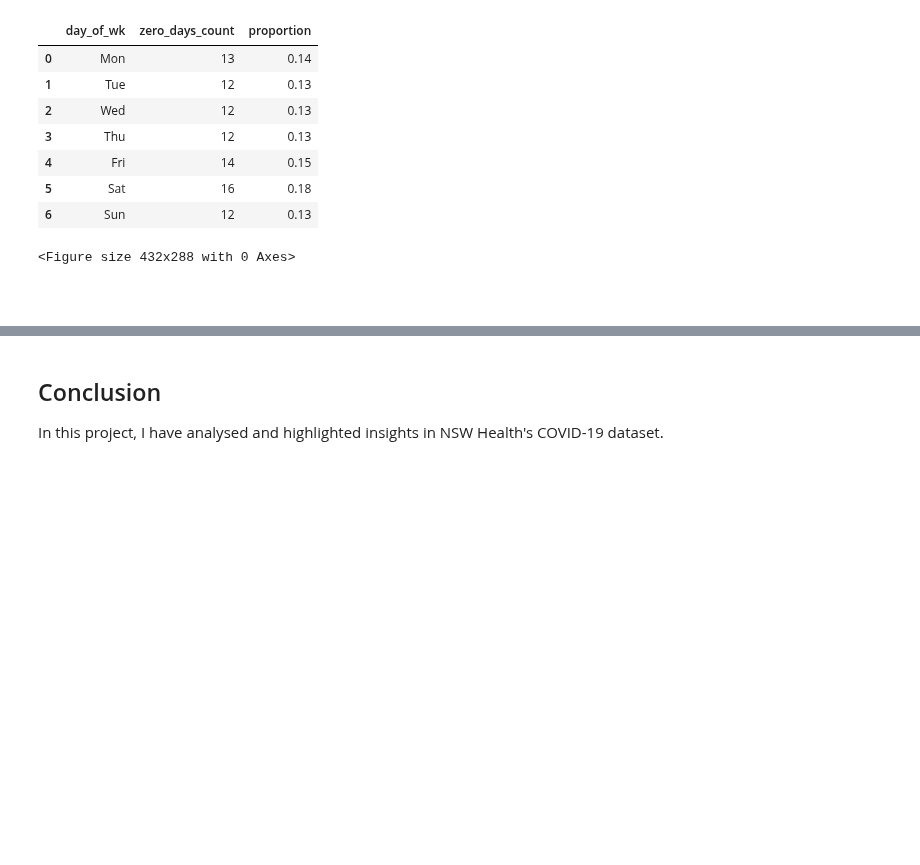
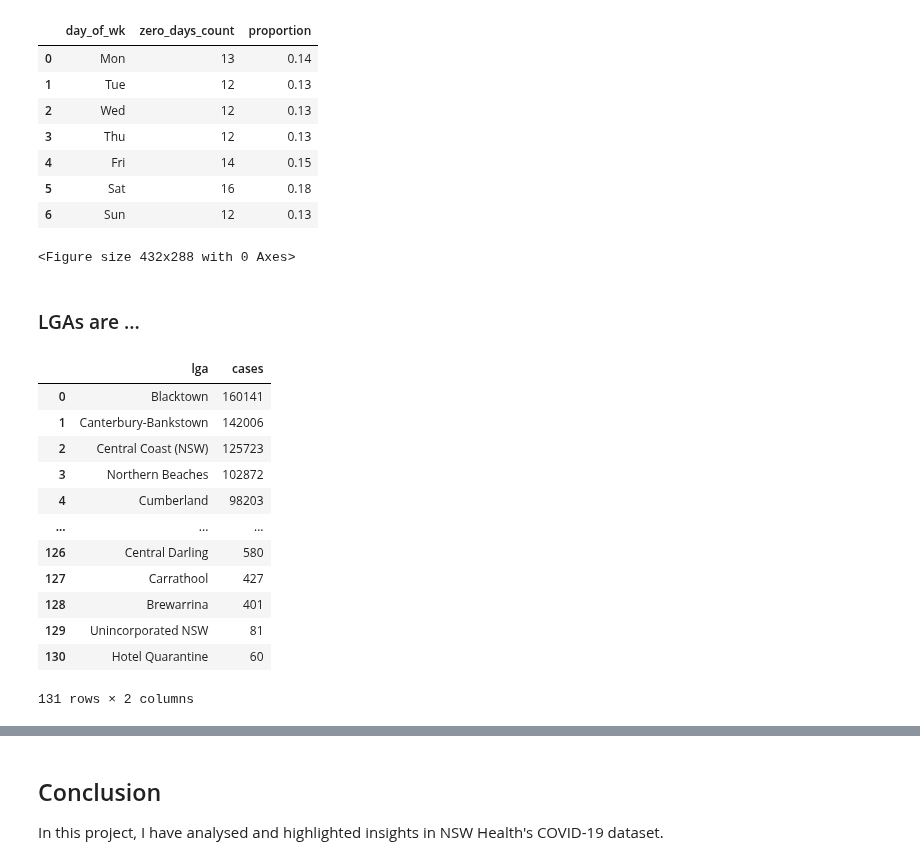
Before and after one commit to henrylin03/covid-nsw, a Jupyter notebook: covid-nsw.ipynb, the cells around one changed output, grey strips where cells are left out. Cells and saved outputs as stored; diff of their text form; code cells hidden in the pictures; blank space fills up the shorter version.

```diff
--- a/covid-nsw.ipynb
+++ b/covid-nsw.ipynb
@@ -508,4 +508,30 @@ display(zd_days_of_wk)
 | 6 | Sun | 12 | 0.13 |
 <Figure size 432x288 with 0 Axes>
 # %% [markdown]
-###
+### LGAs are ...
+# %%
+lga_cases_total =\
+    pd.read_sql_query(
+    """
+        SELECT lga,
+            SUM(confirmed_cases_count) AS 'cases'
+        FROM covid
+        GROUP BY 1
+        ORDER BY 2 DESC
+    """, engine)
+
+lga_cases_total
+# %% [output]
+|  | lga | cases |
+| 0 | Blacktown | 160141 |
+| 1 | Canterbury-Bankstown | 142006 |
+| 2 | Central Coast (NSW) | 125723 |
+| 3 | Northern Beaches | 102872 |
+| 4 | Cumberland | 98203 |
+| ... | ... | ... |
+| 126 | Central Darling | 580 |
+| 127 | Carrathool | 427 |
+| 128 | Brewarrina | 401 |
+| 129 | Unincorporated NSW | 81 |
+| 130 | Hotel Quarantine | 60 |
+131 rows × 2 columns
```
Also changed, not shown: parts of 4 cells of this notebook.
